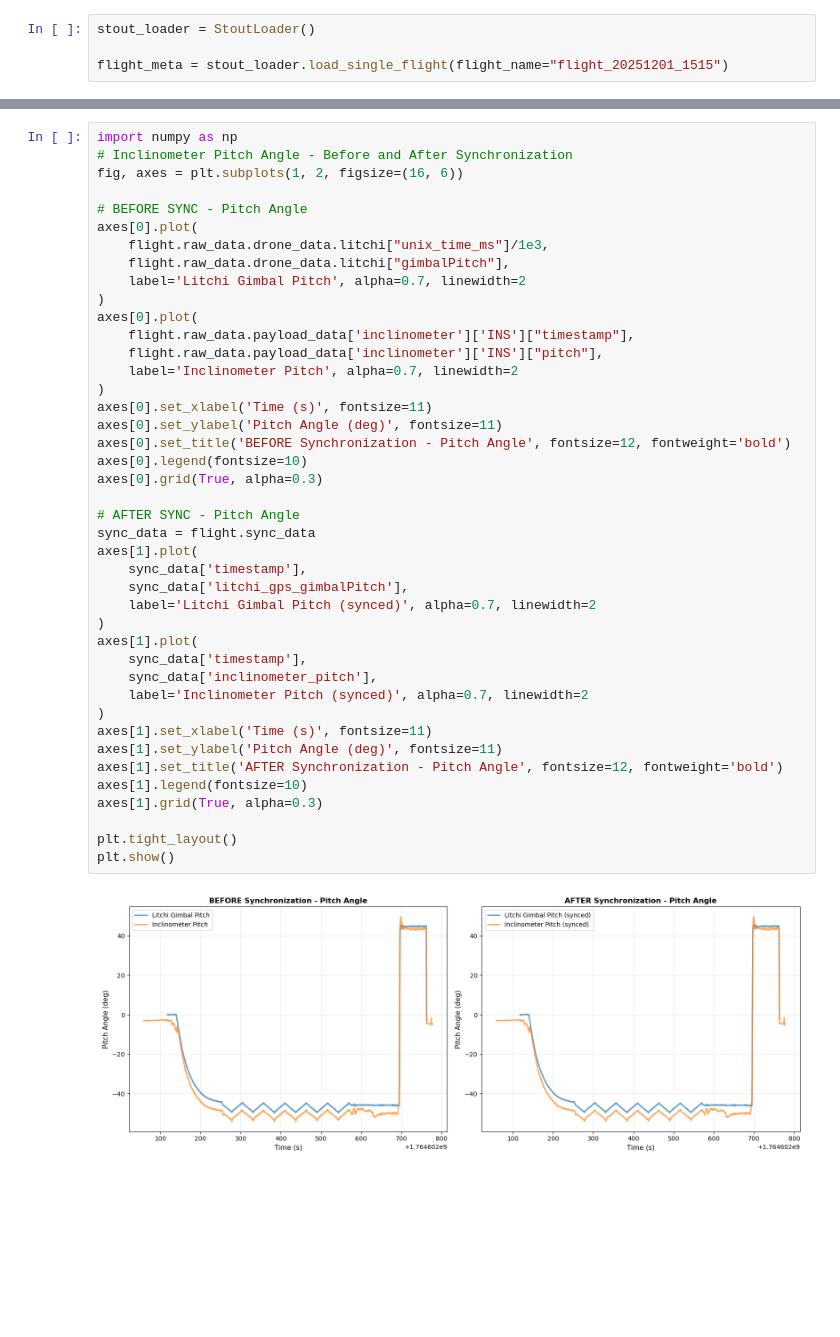
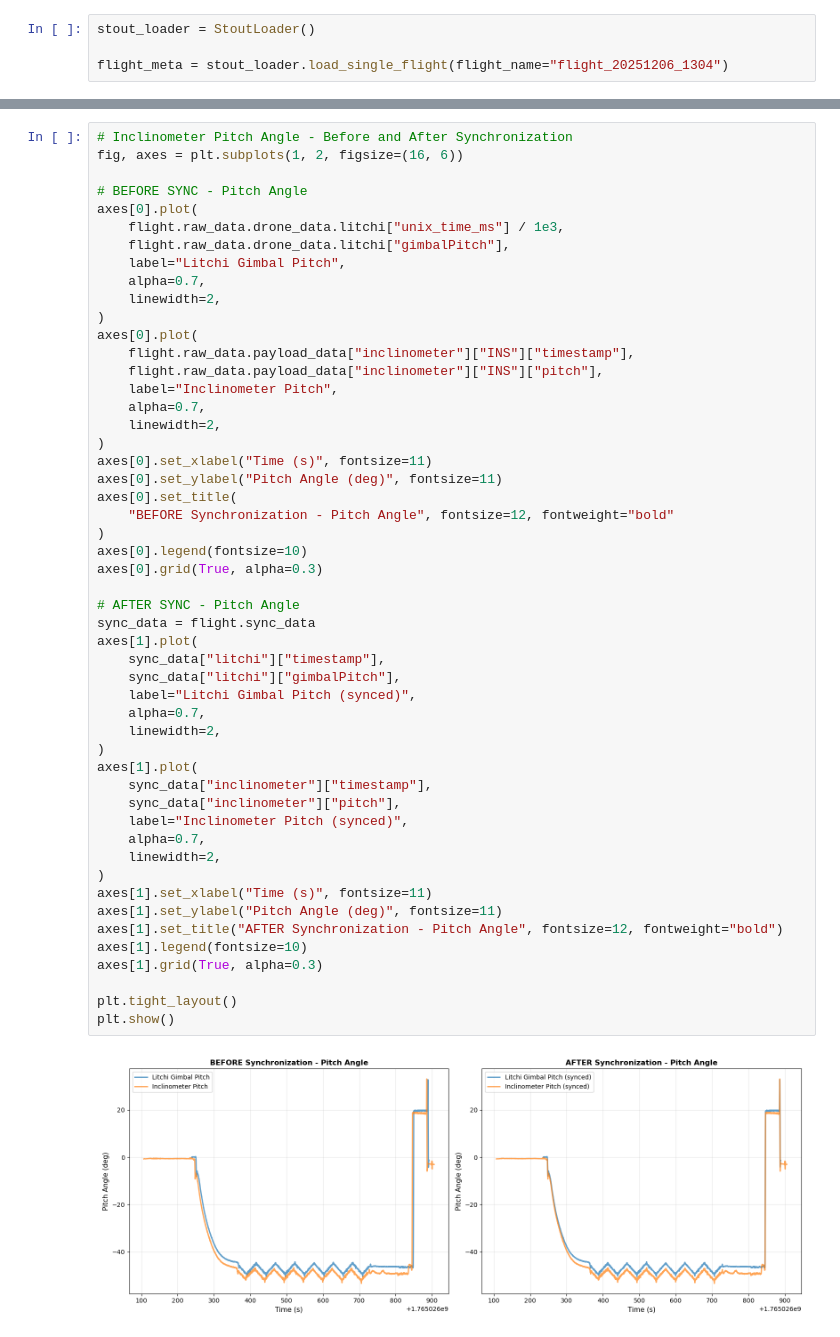
Before and after one commit to POLOCALC/pils, a Jupyter notebook: examples/loader.ipynb, the cells around one changed output, grey strips where cells are left out. Cells and saved outputs as stored; diff of their text form; blank space fills up the shorter version.

```diff
--- a/examples/loader.ipynb
+++ b/examples/loader.ipynb
@@ -59,5 +60,5 @@ How to use the stout data loader
 # %%
 stout_loader = StoutLoader()
 
-flight_meta = stout_loader.load_single_flight(flight_name="flight_20251201_1515")
+flight_meta = stout_loader.load_single_flight(flight_name="flight_20251206_1304")
 # %% [output]
@@ -239,45 +280,54 @@ shape: (1_439, 21)
 # %%
-import numpy as np
 # Inclinometer Pitch Angle - Before and After Synchronization
 fig, axes = plt.subplots(1, 2, figsize=(16, 6))
 
 # BEFORE SYNC - Pitch Angle
 axes[0].plot(
-    flight.raw_data.drone_data.litchi["unix_time_ms"]/1e3,
+    flight.raw_data.drone_data.litchi["unix_time_ms"] / 1e3,
     flight.raw_data.drone_data.litchi["gimbalPitch"],
-    label='Litchi Gimbal Pitch', alpha=0.7, linewidth=2
+    label="Litchi Gimbal Pitch",
+    alpha=0.7,
+    linewidth=2,
 )
 axes[0].plot(
-    flight.raw_data.payload_data['inclinometer']['INS']["timestamp"],
-    flight.raw_data.payload_data['inclinometer']['INS']["pitch"],
-    label='Inclinometer Pitch', alpha=0.7, linewidth=2
+    flight.raw_data.payload_data["inclinometer"]["INS"]["timestamp"],
+    flight.raw_data.payload_data["inclinometer"]["INS"]["pitch"],
+    label="Inclinometer Pitch",
+    alpha=0.7,
+    linewidth=2,
 )
-axes[0].set_xlabel('Time (s)', fontsize=11)
-axes[0].set_ylabel('Pitch Angle (deg)', fontsize=11)
-axes[0].set_title('BEFORE Synchronization - Pitch Angle', fontsize=12, fontweight='bold')
+axes[0].set_xlabel("Time (s)", fontsize=11)
+axes[0].set_ylabel("Pitch Angle (deg)", fontsize=11)
+axes[0].set_title(
+    "BEFORE Synchronization - Pitch Angle", fontsize=12, fontweight="bold"
+)
 axes[0].legend(fontsize=10)
 axes[0].grid(True, alpha=0.3)
 
 # AFTER SYNC - Pitch Angle
 sync_data = flight.sync_data
 axes[1].plot(
-    sync_data['timestamp'],
-    sync_data['litchi_gps_gimbalPitch'],
-    label='Litchi Gimbal Pitch (synced)', alpha=0.7, linewidth=2
+    sync_data["litchi"]["timestamp"],
+    sync_data["litchi"]["gimbalPitch"],
+    label="Litchi Gimbal Pitch (synced)",
+    alpha=0.7,
+    linewidth=2,
 )
 axes[1].plot(
-    sync_data['timestamp'],
-    sync_data['inclinometer_pitch'],
-    label='Inclinometer Pitch (synced)', alpha=0.7, linewidth=2
+    sync_data["inclinometer"]["timestamp"],
+    sync_data["inclinometer"]["pitch"],
+    label="Inclinometer Pitch (synced)",
+    alpha=0.7,
+    linewidth=2,
 )
-axes[1].set_xlabel('Time (s)', fontsize=11)
-axes[1].set_ylabel('Pitch Angle (deg)', fontsize=11)
-axes[1].set_title('AFTER Synchronization - Pitch Angle', fontsize=12, fontweight='bold')
+axes[1].set_xlabel("Time (s)", fontsize=11)
+axes[1].set_ylabel("Pitch Angle (deg)", fontsize=11)
+axes[1].set_title("AFTER Synchronization - Pitch Angle", fontsize=12, fontweight="bold")
 axes[1].legend(fontsize=10)
 axes[1].grid(True, alpha=0.3)
 
 plt.tight_layout()
 plt.show()
 # %% [output]
-[figure, old version]
+[figure, new version]
 # %% [markdown]
```
Also changed, not shown: parts of 19 cells of this notebook, 6 other files.
